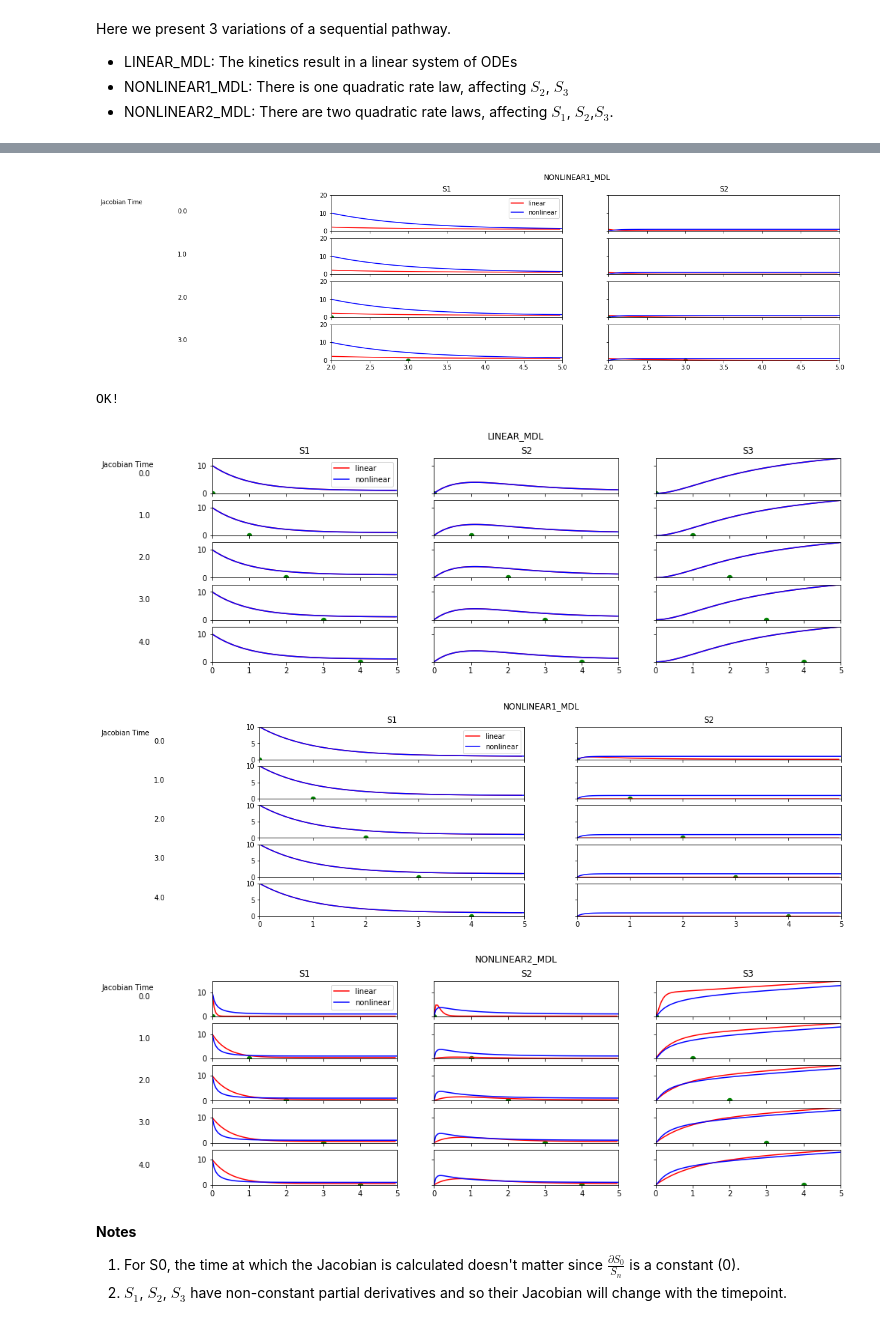
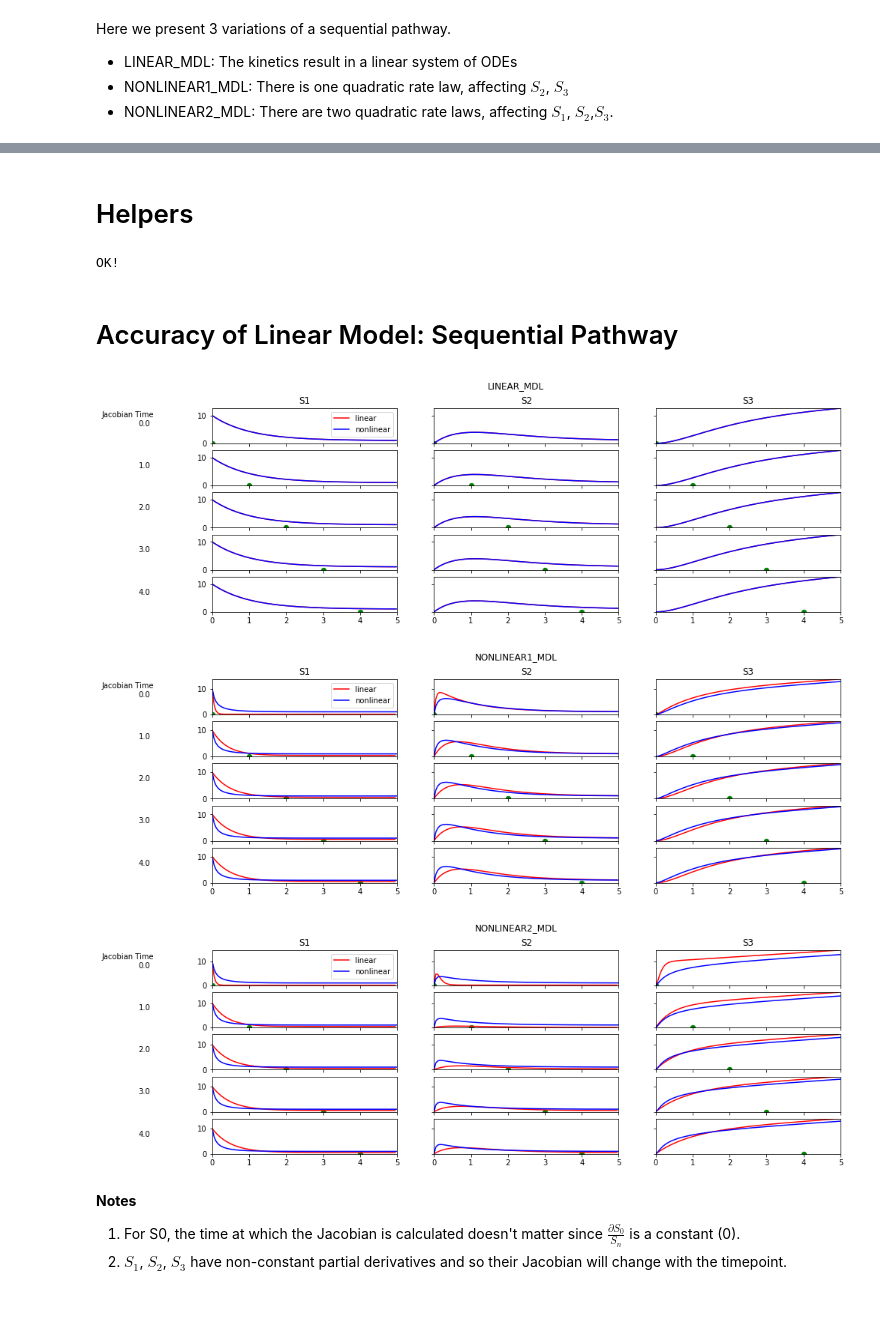
Before and after one commit to ModelEngineering/controlSBML, a Jupyter notebook: notebooks/LinearApproximations.ipynb, the cells around one changed output, grey strips where cells are left out. Drawn from its saved outputs; the diff is of its cells as text; code cells hidden in the pictures.

Commit message:
Refactored options for plotting and simulation; explored models

```diff
--- a/notebooks/LinearApproximations.ipynb
+++ b/notebooks/LinearApproximations.ipynb
@@ -83,3 +74,0 @@ S2  [  1, -10]]
-# %%
-ctlsb = ControlSBML(NONLINEAR1_MDL)
-ctlsb.jacobian
@@ -91,4 +74,0 @@ ctlsb.jacobian
-# %%
-ctlsb = ControlSBML(NONLINEAR1_MDL)
-ctlsb.jacobian
-ctlsb.jacobian
@@ -128,0 +96,14 @@ NONLINEAR2_RR.plot(NONLINEAR2_RR.simulate())
+# %%
+# Plot the three models
+_, axes = plt.subplots(3, 1, figsize=(15, 10))
+for idx, mdl in enumerate(MODELS):
+    ctlsb = ctl.ControlSBML(eval(mdl))
+    ax = axes[idx]
+    if idx == len(axes) - 1:
+        is_plot = True
+    else:
+        is_plot = False
+    ctlsb.plotTrueModel(ax=ax, is_plot=is_plot, title=mdl)
+    if idx < len(axes) - 1:
+        ax.set_xlabel("")
+    ax.set_ylim([0, 12])
@@ -129,8 +112,10 @@ NONLINEAR2_RR.plot(NONLINEAR2_RR.simulate())
+# %% [markdown]
+# Helpers
 # %%
 def evaluateAccuracy(sbml_model, timepoints, suptitle="", is_plot=True, start_time=0, end_time=5, ymax=None, ymin=0):
     if isinstance(timepoints, float) or isinstance(timepoints, int):
         timepoints = [timepoints]
-    ctlsb = ControlSBML(sbml_model)
+    ctlsb = ctl.ControlSBML(sbml_model)
     rr_df = ctlsb.simulateRoadrunner(start_time, end_time)
     nrow = len(timepoints)
     ncol = len(rr_df.columns)
@@ -168,19 +153,20 @@ def evaluateAccuracy(sbml_model, timepoints, suptitle="", is_plot=True, start_ti
 
 # Tests
 suptitle = "NONLINEAR1_MDL"
-evaluateAccuracy(NONLINEAR1_MDL, [0, 1, 2, 3], suptitle=suptitle, start_time=2, ymax=20,  is_plot=True)
+evaluateAccuracy(NONLINEAR1_MDL, [0, 1, 2, 3], suptitle=suptitle, start_time=2, ymax=20,  is_plot=False)
 print("OK!")
 # %% [output]
-[figure, removed]
 OK!
+# %% [markdown]
+# Accuracy of Linear Model: Sequential Pathway
 # %%
 timepoints = range(5)
-for name in ["LINEAR_MDL", "NONLINEAR1_MDL", "NONLINEAR2_MDL"]:
+for name in MODELS:
     mdl = eval(name)
     evaluateAccuracy(mdl, timepoints, suptitle=name, is_plot=True)
 # %% [output]
 [figure]
-[figure, old version]
+[figure, new version]
 [figure]
 # %%
 try:
```
Also changed, not shown: parts of 22 cells of this notebook, 6 other files.
